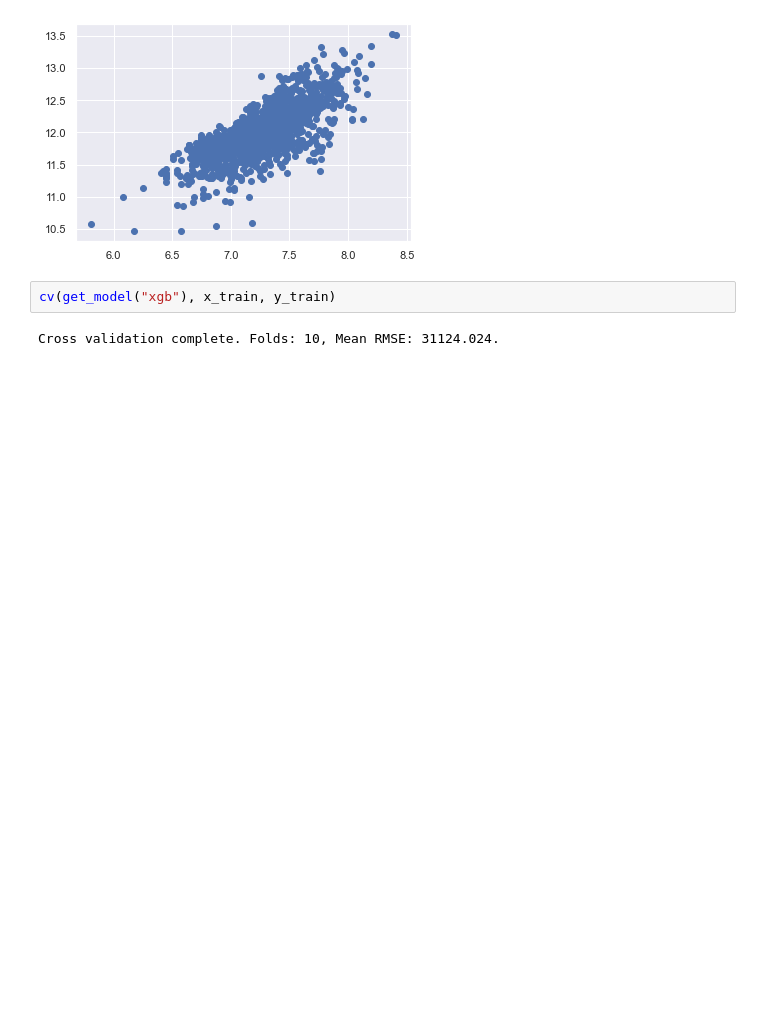
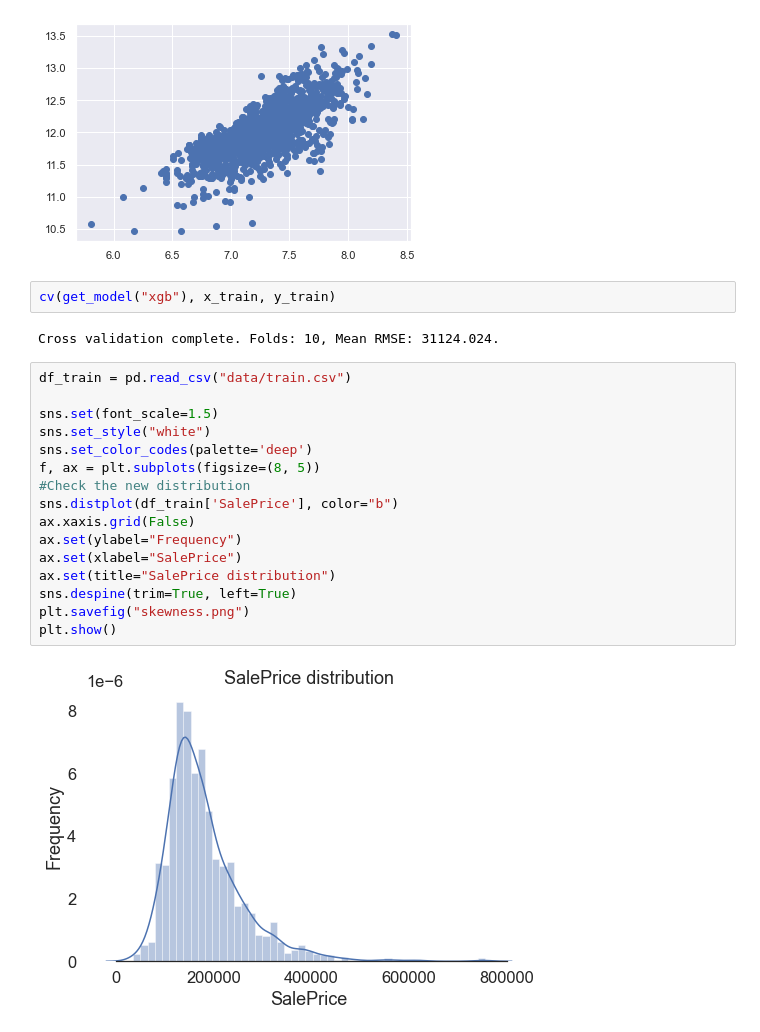
Before and after one commit to AndrejHafner/house-price-prediction, a Jupyter notebook: analysis.ipynb, the cells around one changed output. Cells and saved outputs as stored; diff of their text form; blank space fills up the shorter version.

```diff
--- a/analysis.ipynb
+++ b/analysis.ipynb
@@ -263,3 +270,21 @@ plt.scatter(df_train['GrLivArea'], df_train['SalePrice']);
 cv(get_model("xgb"), x_train, y_train)
 # %% [output]
 Cross validation complete. Folds: 10, Mean RMSE: 31124.024.
+# %%
+df_train = pd.read_csv("data/train.csv")
+
+sns.set(font_scale=1.5)
+sns.set_style("white")
+sns.set_color_codes(palette='deep')
+f, ax = plt.subplots(figsize=(8, 5))
+#Check the new distribution
+sns.distplot(df_train['SalePrice'], color="b")
+ax.xaxis.grid(False)
+ax.set(ylabel="Frequency")
+ax.set(xlabel="SalePrice")
+ax.set(title="SalePrice distribution")
+sns.despine(trim=True, left=True)
+plt.savefig("skewness.png")
+plt.show()
+# %% [output]
+[figure, added]
```
Also changed, not shown: parts of 4 cells of this notebook, 2 other files.
